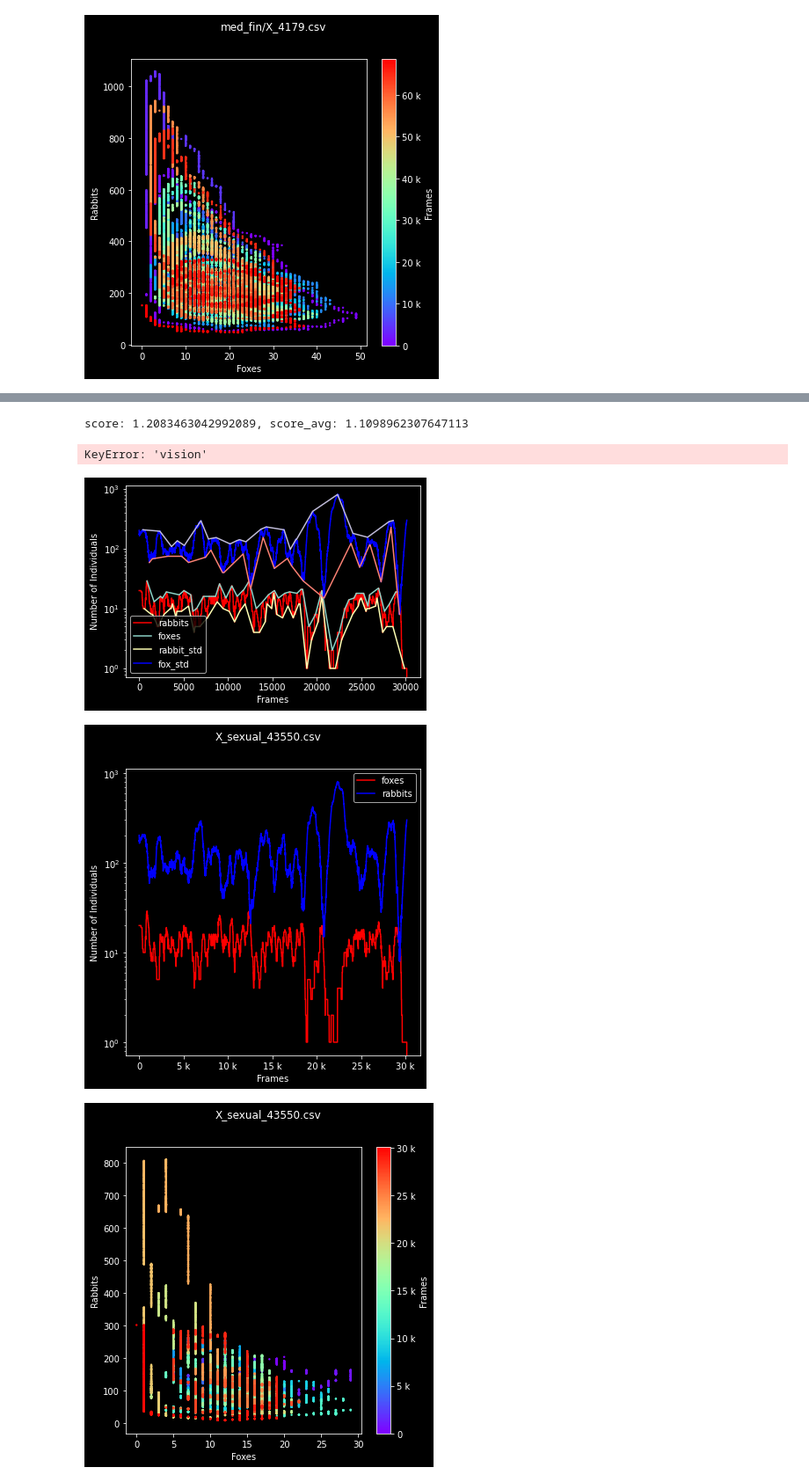
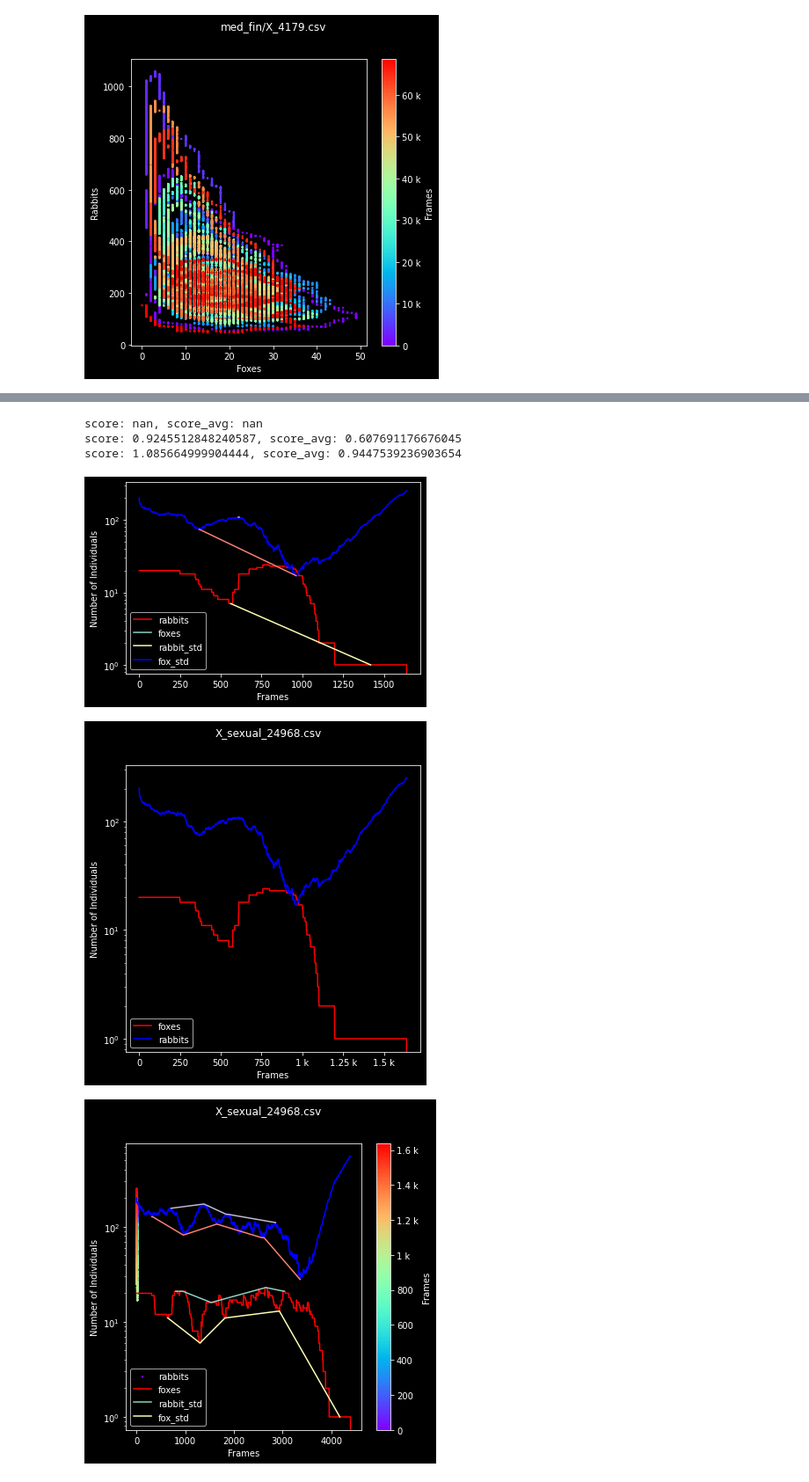
Before and after one commit to oliverweissl/CollectiveIntelligence-Project, a Jupyter notebook: Bonus/analysis.ipynb, the cells around one changed output, grey strips where cells are left out. Shown at 88% size. Saved outputs shown, nothing was run; the diff lists cells and outputs as text; code cells hidden in the pictures.

```diff
--- a/Bonus/analysis.ipynb
+++ b/Bonus/analysis.ipynb
@@ -263,11 +297,11 @@ print(dfs)
 # %%
 for df in dfs:
     score(df, name =df.split(".")[0])
     plot_df(df,tpe = "csv", name=df.split(".")[0])
-    gene_convergence(df, tpe = "csv", name = df)
 # %% [output]
-score: 1.2083463042992089, score_avg: 1.1098962307647113
+score: nan, score_avg: nan
+score: 0.9245512848240587, score_avg: 0.607691176676045
+score: 1.085664999904444, score_avg: 0.9447539236903654
-KeyError: 'vision'
-[figure, old version]
+[figure, new version]
-[figure, old version]
+[figure, new version]
-[figure, old version]
+[figure, new version]
```
Also changed, not shown: parts of 4 cells of this notebook.
